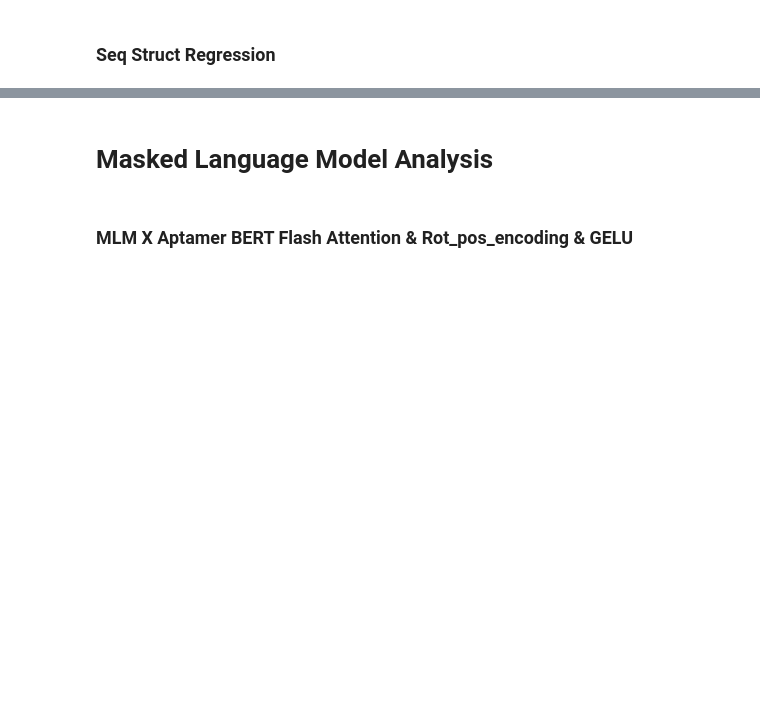
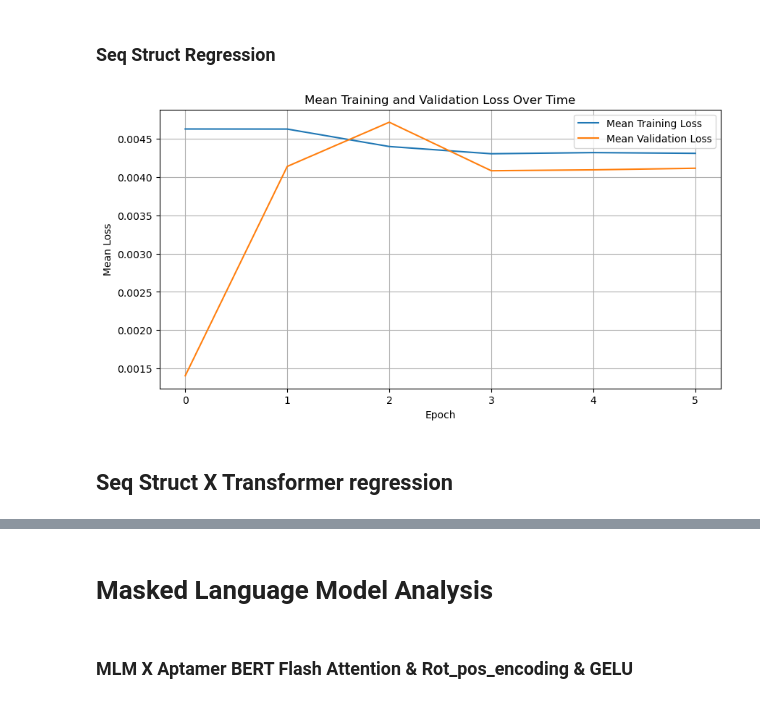
Before and after one commit to mlsample/aptamer_transformer, a Jupyter notebook: notebooks/metric_analysis.ipynb, the cells around one changed output, grey strips where cells are left out. Cells and saved outputs as stored; diff of their text form; code cells hidden in the pictures; blank space fills up the shorter version.

```diff
--- a/notebooks/metric_analysis.ipynb
+++ b/notebooks/metric_analysis.ipynb
@@ -73,5 +99,21 @@ KeyError: 8
 # %% [markdown]
 ### Seq Struct Regression
+# %%
+cfg = read_cfg('../aptamer_transformer/config.yaml')
+
+y_true_list, y_pred_list =load_test_predictions(filename=f'{cfg["results_path"]}/test_predictions.pkl')
+
+
+y_true_flat = np.concatenate(y_true_list)
+y_pred_flat = np.concatenate([vals.cpu().squeeze() for vals in y_pred_list])
+
+mse, rmse, mae, r2, mape, explained_variance = evaluate_regression_model(y_true_flat, y_pred_flat)
+
+plot_mean_loss(cfg)
+# %% [output]
+[figure, added]
+# %% [markdown]
+## Seq Struct X Transformer regression
 # %%
 cfg = read_cfg('../aptamer_transformer/config.yaml')
 
```
Also changed, not shown: parts of 17 cells of this notebook, 17 other files.
